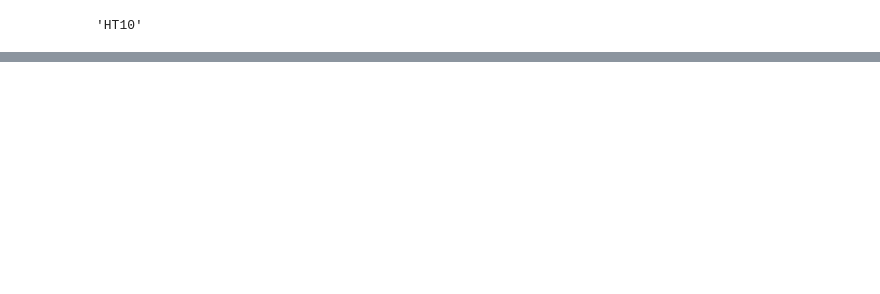
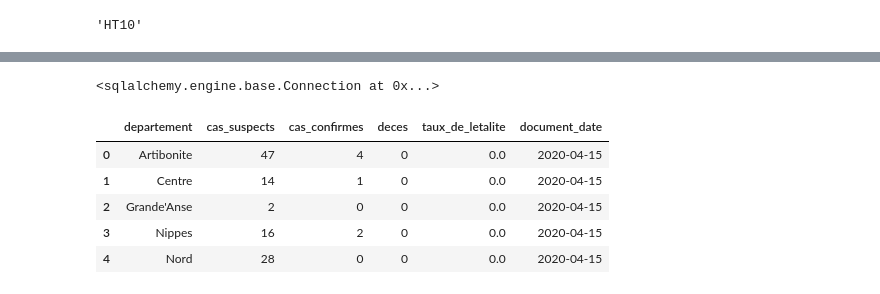
Before and after one commit to Ayiti-Analytics/covid19ht-ayitianalytics, a Jupyter notebook: databaseconnection.ipynb, the cells around one changed output, grey strips where cells are left out. Cells and saved outputs as stored; diff of their text form; code cells hidden in the pictures; blank space fills up the shorter version.

```diff
--- a/databaseconnection.ipynb
+++ b/databaseconnection.ipynb
@@ -220,3 +220,23 @@ load_depart().head()
 | 2 | HT08 | Grande'Anse | Grande'Anse | Grandans | MULTIPOLYGON (((-73.75492 18.6433... | 5 | 29 | 4 | ... |
 | 3 | HT10 | Nippes | Nippes | Nip | POLYGON ((-73.56737 18.58722, -73... | 7 | 19 | 3 | ... |
 | 4 | HT03 | North | Nord | Nò | POLYGON ((-72.55529 19.87769, -72... | 15 | 26 | 18 | ... |
+# %%
+conn = connection.connect()
+# %%
+conn
+# %% [output]
+<sqlalchemy.engine.base.Connection at 0x...>
+# %%
+mspp_covid19_cases = pd.read_sql('SELECT * FROM mspp_covid19_cases',conn)
+replace_pattern = {'Grand Anse ': 'Grande\'Anse','Grand Tota ':'Grand Total','Centre ': 'Centre','Artibonite ':'Artibonite','Guest ': 'Guest','Nippes ':'Nippes','Nord ':'Nord','Nord-Est ': 'Nord-Est','Nord-Ouest ':'Nord-Ouest','Ouest ': 'Ouest','Sud ': 'Sud','Sud-Est ':'Sud-Est'}
+mspp_covid19_cases.departement=mspp_covid19_cases.departement.replace(replace_pattern)
+mspp_covid19_cases.to_csv('datasets/mspp_covid19_cases.csv')
+# %%
+mspp_covid19_cases.head()
+# %% [output]
+|  | departement | cas_suspects | cas_confirmes | deces | taux_de_letalite | document_date |
+| 0 | Artibonite | 47 | 4 | 0 | 0.0 | 2020-04-15 |
+| 1 | Centre | 14 | 1 | 0 | 0.0 | 2020-04-15 |
+| 2 | Grande'Anse | 2 | 0 | 0 | 0.0 | 2020-04-15 |
+| 3 | Nippes | 16 | 2 | 0 | 0.0 | 2020-04-15 |
+| 4 | Nord | 28 | 0 | 0 | 0.0 | 2020-04-15 |
```
Also changed, not shown: parts of 4 cells of this notebook, 3 other files.
